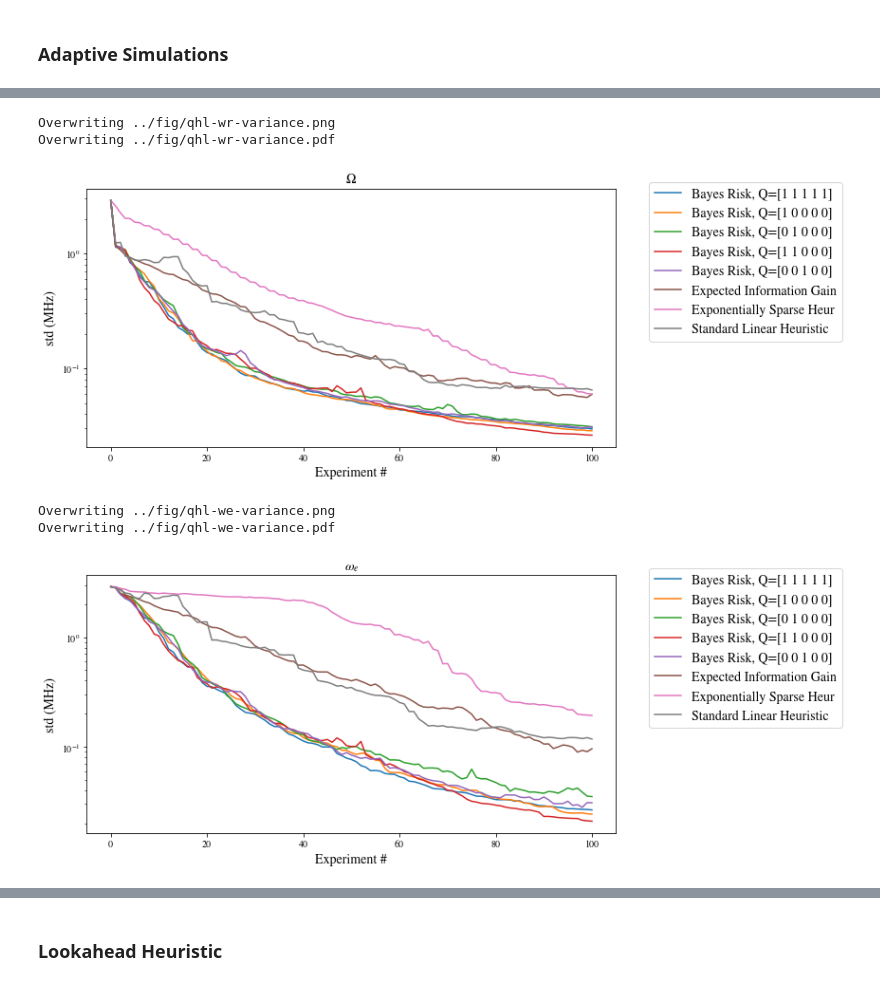
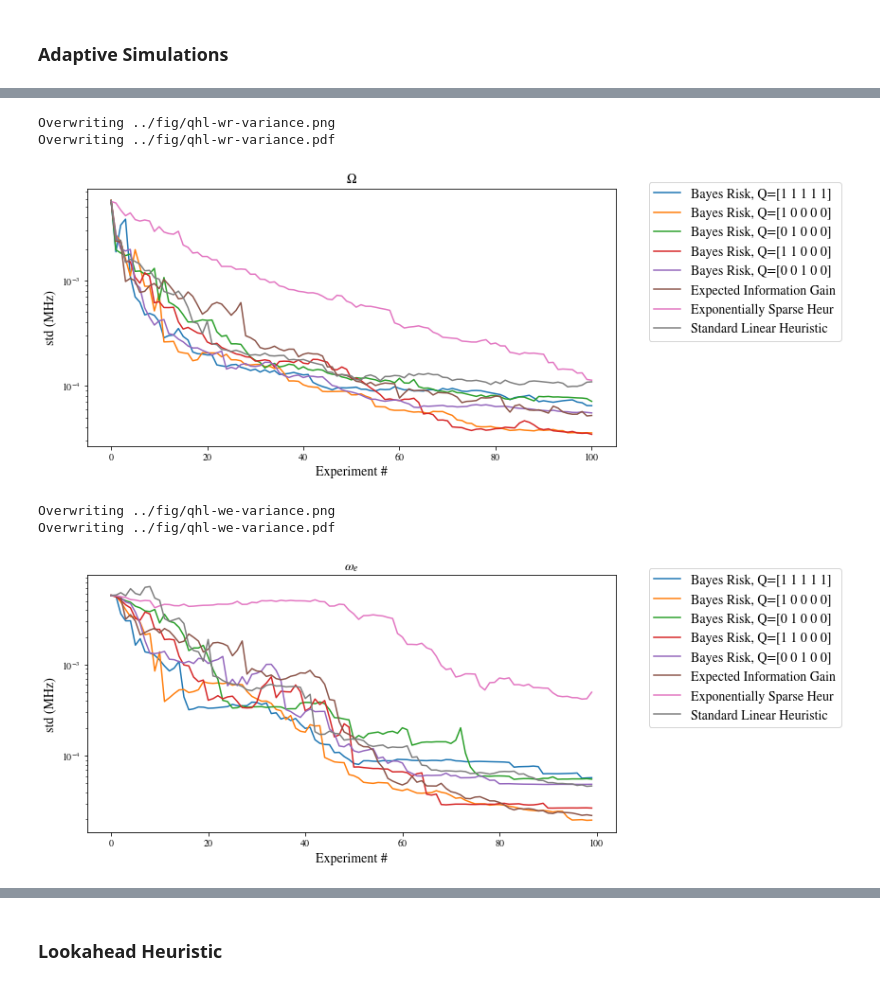
Before and after one commit to ihincks/nv-adaptive, a Jupyter notebook: src/nv-adaptive-simulations.ipynb, the cells around one changed output, grey strips where cells are left out. Saved outputs shown, nothing was run; the diff lists cells and outputs as text; code cells hidden in the pictures.

```diff
--- a/src/nv-adaptive-simulations.ipynb
+++ b/src/nv-adaptive-simulations.ipynb
@@ -73,7 +74,7 @@ plt.rc('ytick', labelsize=10)      # fontsize of the tick labels
 plt.rc('legend', fontsize=SIZE)    # legend fontsize
 plt.rc('figure', titlesize=SIZE)   # size of the figure title
 
-overwrite = True
+overwrite = False
 def export_figure(fig, name, extensions=['.png', '.pdf']):
     for ext in extensions:
         fname = '../fig/' + name + ext
@@ -514,7 +369,7 @@ class LinearHeuristic(qi.Heuristic):
 n_bin = 10
 n_particles = 2000
 n_experiments = 100
-n_trials = 50
+n_trials = 1
 
 def make_updater():
     if not parallel:
@@ -543,7 +398,8 @@ for idx_trial in range(n_trials):
             qi.SMCUpdater(make_updater(), n_particles, wide_prior),
             Q,
             rabi_sweep(max_t=0.5, n=50, n_bin=n_bin),
-            ramsey_sweep(max_tau=2, n=50, n_bin=n_bin)
+            ramsey_sweep(max_tau=2, n=50, n_bin=n_bin),
+            dview=dview
         )
         for Q in Qs
     ]
@@ -551,7 +407,8 @@ for idx_trial in range(n_trials):
     heuristics[-1] += [InfoGainHeuristic(
         qi.SMCUpdater(make_updater(), n_particles, wide_prior),
         rabi_sweep(max_t=0.5, n=50, n_bin=n_bin),
-        ramsey_sweep(max_tau=2, n=50, n_bin=n_bin)
+        ramsey_sweep(max_tau=2, n=50, n_bin=n_bin),
+        dview=dview
     )]
     heuristics[-1] += [ExponentialHeuristic(
         qi.SMCUpdater(make_updater(), n_particles, wide_prior),
@@ -597,7 +472,7 @@ idx_model = 0
 fig=plt.figure(figsize=(10,5))
 for idx_h in range(n_updaters):
     h = heuristics[0][idx_h]
-    plt.semilogy(np.mean(np.sqrt(track_covs[:,idx_h,:,idx_model,idx_model]),axis=0), label=h.name)
+    plt.semilogy(np.mean(np.sqrt(track_covs[:,idx_h,:101,idx_model,idx_model]),axis=0), label=h.name)
 plt.legend(bbox_to_anchor=(1.05, 1.05))
 plt.title('${}$'.format(ham_model.modelparam_names[idx_model]))
 plt.xlabel('Experiment #')
@@ -606,22 +481,22 @@ export_figure(fig, 'qhl-wr-variance')
 # %% [output]
 Overwriting ../fig/qhl-wr-variance.png
 Overwriting ../fig/qhl-wr-variance.pdf
-[figure, old version]
+[figure, new version]
 # %%
 idx_model = 1
 fig=plt.figure(figsize=(10,5))
 for idx_h in range(n_updaters):
     h = heuristics[0][idx_h]
-    plt.semilogy(np.mean(np.sqrt(track_covs[:,idx_h,:,idx_model,idx_model]),axis=0), label=h.name)
+    plt.semilogy(np.mean(np.sqrt(track_covs[:,idx_h,:100,idx_model,idx_model]),axis=0), label=h.name)
 plt.legend(bbox_to_anchor=(1.05, 1.05))
 plt.title('${}$'.format(ham_model.modelparam_names[idx_model]))
 plt.xlabel('Experiment #')
 plt.ylabel('std (MHz)')
 export_figure(fig, 'qhl-we-variance')
 # %% [output]
 Overwriting ../fig/qhl-we-variance.png
 Overwriting ../fig/qhl-we-variance.pdf
-[figure, old version]
+[figure, new version]
 # %%
 idx_model = 3
 fig=plt.figure(figsize=(10,5))
```
Also changed, not shown: parts of 9 cells of this notebook, 2 other files.
